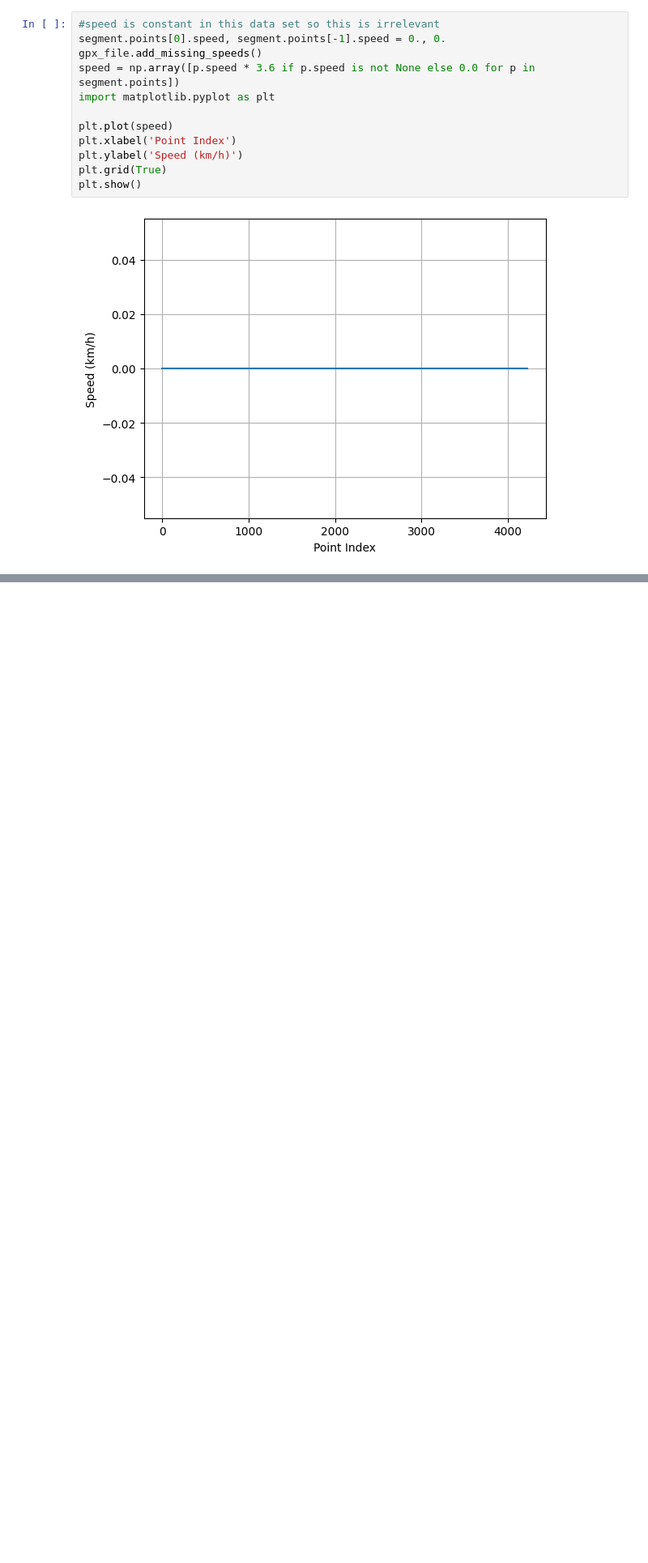
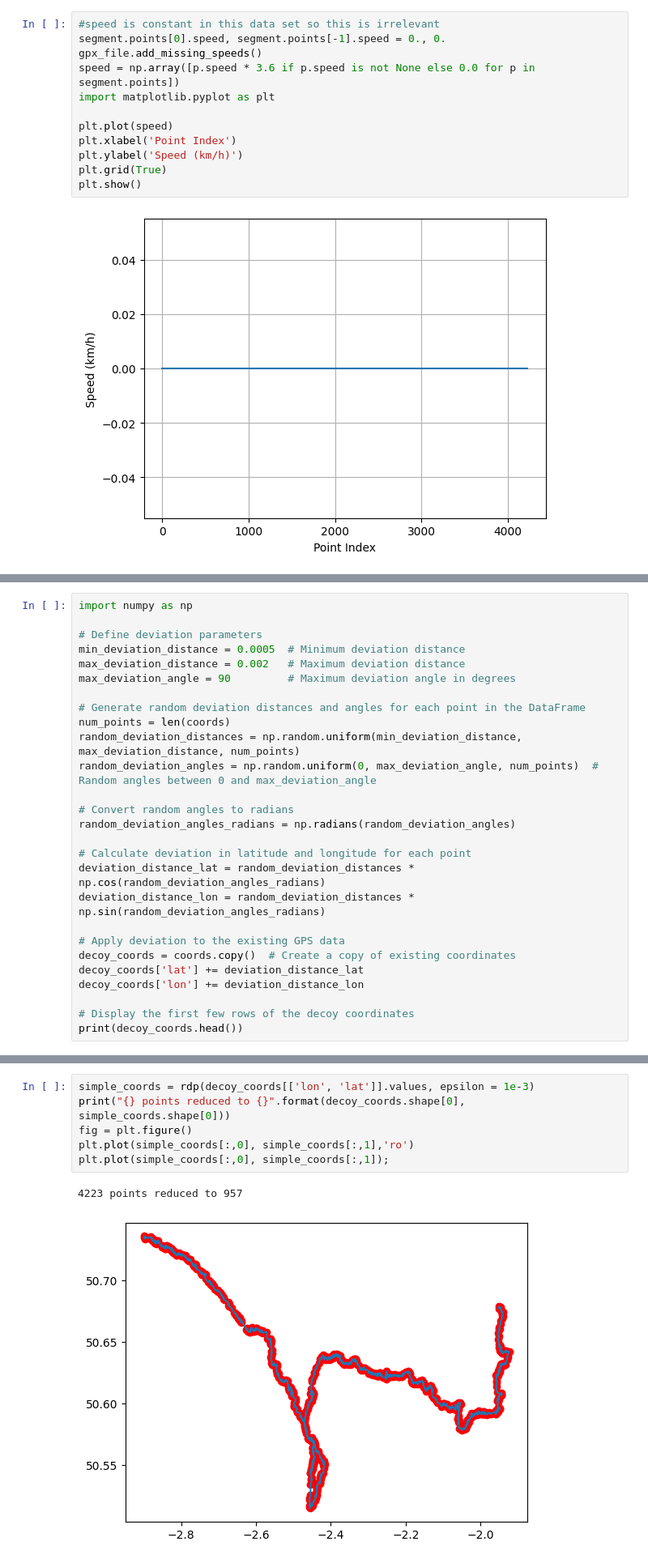
Before and after one commit to bryaanabraham/Wandering_Guardian, a Jupyter notebook: GPS_preprocessing/GPS_Data_Preprocessing.ipynb, the cells around one changed output, grey strips where cells are left out. Shown: that part at 81% size. Cells and saved outputs as stored; diff of their text form; blank space fills up the shorter version.

```diff
--- a/GPS_preprocessing/GPS_Data_Preprocessing.ipynb
+++ b/GPS_preprocessing/GPS_Data_Preprocessing.ipynb
@@ -127,0 +134,27 @@ plt.show()
+# %%
+import numpy as np
+
+# Define deviation parameters
+min_deviation_distance = 0.0005  # Minimum deviation distance
+max_deviation_distance = 0.002   # Maximum deviation distance
+max_deviation_angle = 90         # Maximum deviation angle in degrees
+
+# Generate random deviation distances and angles for each point in the DataFrame
+num_points = len(coords)
+random_deviation_distances = np.random.uniform(min_deviation_distance, max_deviation_distance, num_points)
+random_deviation_angles = np.random.uniform(0, max_deviation_angle, num_points)  # Random angles between 0 and max_deviation_angle
+
+# Convert random angles to radians
+random_deviation_angles_radians = np.radians(random_deviation_angles)
+
+# Calculate deviation in latitude and longitude for each point
+deviation_distance_lat = random_deviation_distances * np.cos(random_deviation_angles_radians)
+deviation_distance_lon = random_deviation_distances * np.sin(random_deviation_angles_radians)
+
+# Apply deviation to the existing GPS data
+decoy_coords = coords.copy()  # Create a copy of existing coordinates
+decoy_coords['lat'] += deviation_distance_lat
+decoy_coords['lon'] += deviation_distance_lon
+
+# Display the first few rows of the decoy coordinates
+print(decoy_coords.head())
@@ -127,0 +169,9 @@ plt.show()
+# %%
+simple_coords = rdp(decoy_coords[['lon', 'lat']].values, epsilon = 1e-3)
+print("{} points reduced to {}".format(decoy_coords.shape[0], simple_coords.shape[0]))
+fig = plt.figure()
+plt.plot(simple_coords[:,0], simple_coords[:,1],'ro')
+plt.plot(simple_coords[:,0], simple_coords[:,1]);
+# %% [output]
+4223 points reduced to 957
+[figure, added]
```
Also changed, not shown: parts of 7 cells of this notebook.
